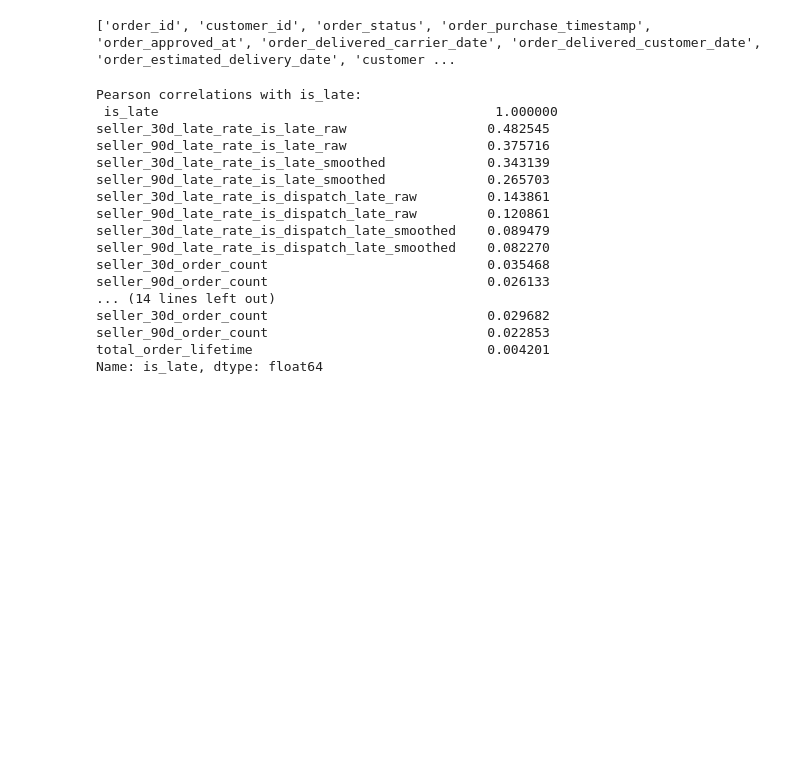
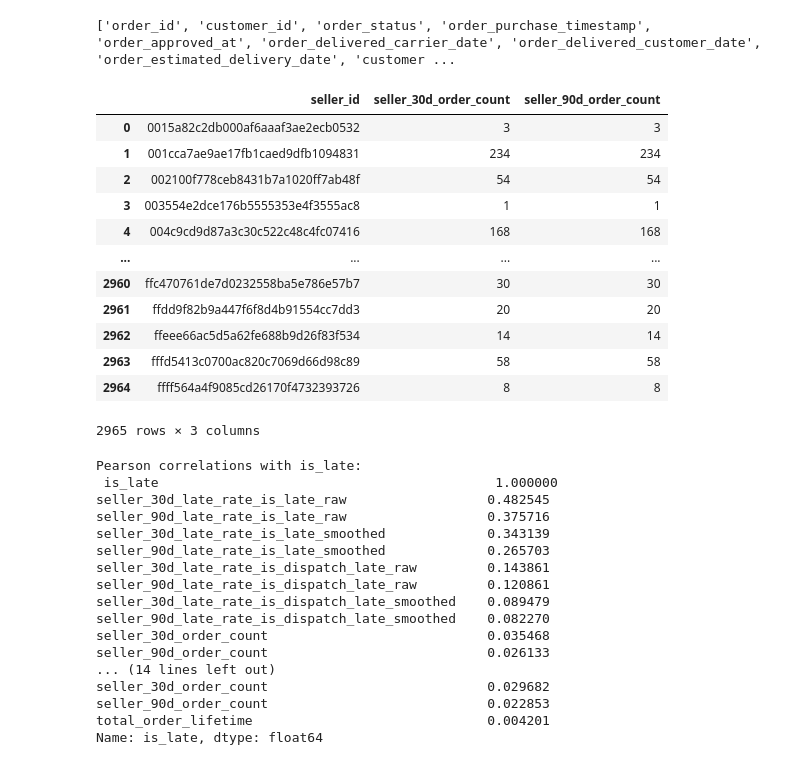
Before and after one commit to RioPramana21/Final-Project-Olist, a Jupyter notebook: preparation_notebooks/Olist ML_Jo.ipynb, the cells around one changed output. Drawn from its saved outputs; the diff is of its cells as text; code cells hidden in the pictures; blank space fills up the shorter version.

```diff
--- a/preparation_notebooks/Olist ML_Jo.ipynb
+++ b/preparation_notebooks/Olist ML_Jo.ipynb
@@ -322,6 +322,23 @@ association between feautures and is_late
 print(df.columns.tolist())
 # %% [output]
 ['order_id', 'customer_id', 'order_status', 'order_purchase_timestamp', 'order_approved_at', 'order_delivered_carrier_date', 'order_delivered_customer_date', 'order_estimated_delivery_date', 'customer ...
+# %%
+n_order_small = df.groupby('seller_id')[['seller_30d_order_count','seller_90d_order_count']].count().reset_index()
+n_order_small
+# %% [output]
+|  | seller_id | seller_30d_order_count | seller_90d_order_count |
+| 0 | 0015a82c2db000af6aaaf3ae2ecb0532 | 3 | 3 |
+| 1 | 001cca7ae9ae17fb1caed9dfb1094831 | 234 | 234 |
+| 2 | 002100f778ceb8431b7a1020ff7ab48f | 54 | 54 |
+| 3 | 003554e2dce176b5555353e4f3555ac8 | 1 | 1 |
+| 4 | 004c9cd9d87a3c30c522c48c4fc07416 | 168 | 168 |
+| ... | ... | ... | ... |
+| 2960 | ffc470761de7d0232558ba5e786e57b7 | 30 | 30 |
+| 2961 | ffdd9f82b9a447f6f8d4b91554cc7dd3 | 20 | 20 |
+| 2962 | ffeee66ac5d5a62fe688b9d26f83f534 | 14 | 14 |
+| 2963 | fffd5413c0700ac820c7069d66d98c89 | 58 | 58 |
+| 2964 | ffff564a4f9085cd26170f4732393726 | 8 | 8 |
+2965 rows × 3 columns
 # %%
 
 numerical_features = [
```
Also changed, not shown: parts of 4 cells of this notebook.
